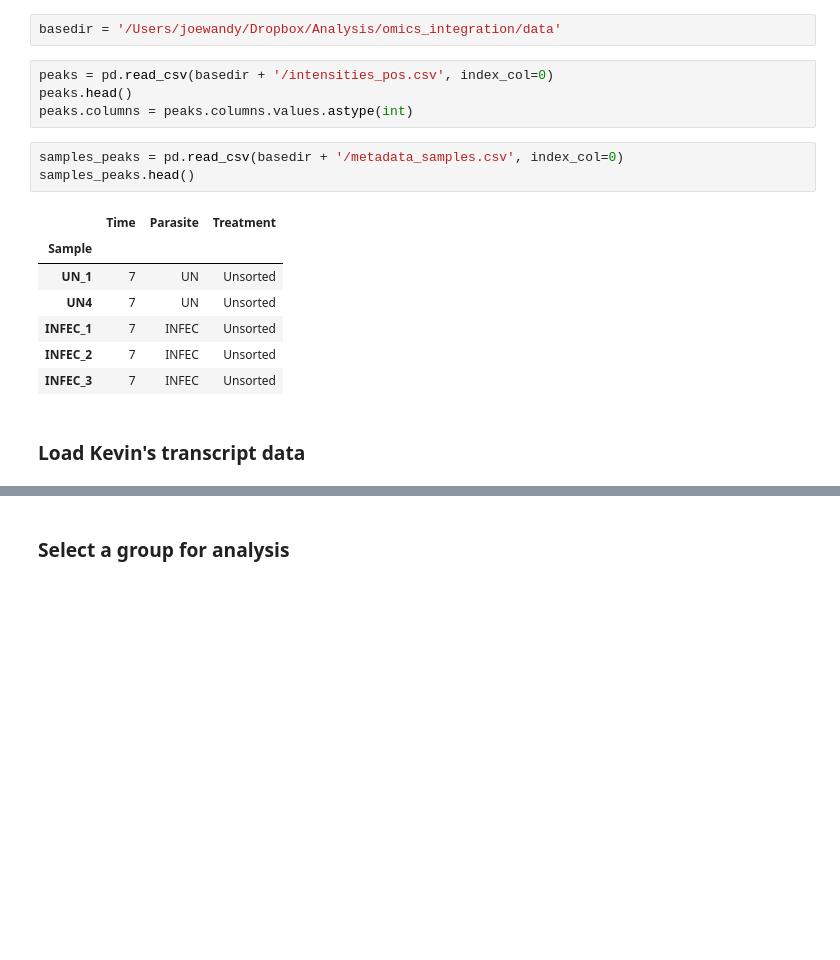
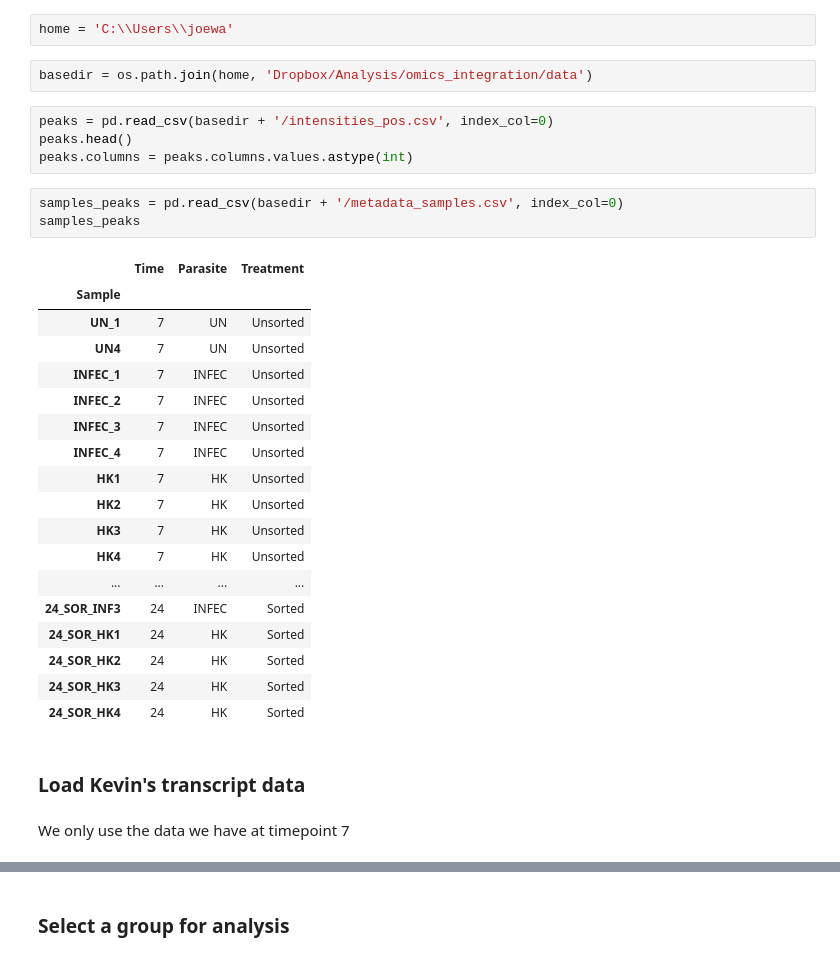
Before and after one commit to glasgowcompbio/GraphOmics, a Jupyter notebook: web_omics/notebooks/extract_webomics_data.ipynb, the cells around one changed output, grey strips where cells are left out. Saved outputs shown, nothing was run; the diff lists cells and outputs as text; blank space fills up the shorter version.

```diff
--- a/web_omics/notebooks/extract_webomics_data.ipynb
+++ b/web_omics/notebooks/extract_webomics_data.ipynb
@@ -19,22 +19,37 @@ import math
 %matplotlib inline
 # %% [markdown]
 ### Load Kevin's peak data in positive mode
+# %%
+home = 'C:\\Users\\joewa'
 # %%
-basedir = '/Users/joewandy/Dropbox/Analysis/omics_integration/data'
+basedir = os.path.join(home, 'Dropbox/Analysis/omics_integration/data')
 # %%
 peaks = pd.read_csv(basedir + '/intensities_pos.csv', index_col=0)
 peaks.head()
 peaks.columns = peaks.columns.values.astype(int)
 # %%
 samples_peaks = pd.read_csv(basedir + '/metadata_samples.csv', index_col=0)
-samples_peaks.head()
+samples_peaks
 # %% [output]
 |  | Time | Parasite | Treatment |
 | Sample |  |  |  |
 | UN_1 | 7 | UN | Unsorted |
 | UN4 | 7 | UN | Unsorted |
 | INFEC_1 | 7 | INFEC | Unsorted |
 | INFEC_2 | 7 | INFEC | Unsorted |
 | INFEC_3 | 7 | INFEC | Unsorted |
+| INFEC_4 | 7 | INFEC | Unsorted |
+| HK1 | 7 | HK | Unsorted |
+| HK2 | 7 | HK | Unsorted |
+| HK3 | 7 | HK | Unsorted |
+| HK4 | 7 | HK | Unsorted |
+| ... | ... | ... | ... |
+| 24_SOR_INF3 | 24 | INFEC | Sorted |
+| 24_SOR_HK1 | 24 | HK | Sorted |
+| 24_SOR_HK2 | 24 | HK | Sorted |
+| 24_SOR_HK3 | 24 | HK | Sorted |
+| 24_SOR_HK4 | 24 | HK | Sorted |
 # %% [markdown]
 ### Load Kevin's transcript data
+# %% [markdown]
+We only use the data we have at timepoint 7
```
Also changed, not shown: parts of 32 cells of this notebook, 2 other files.
